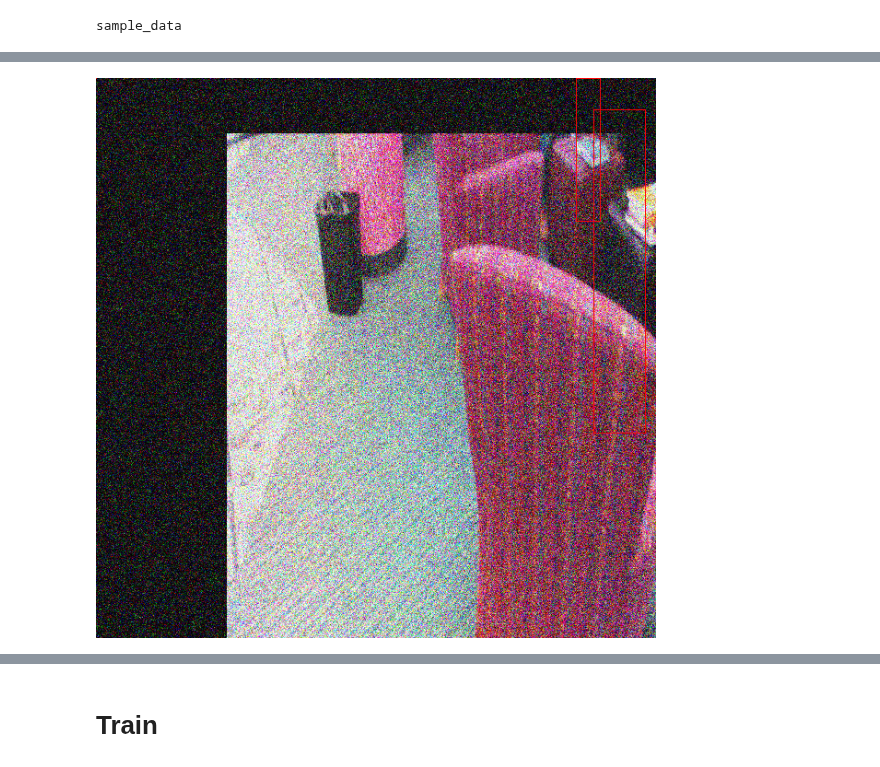
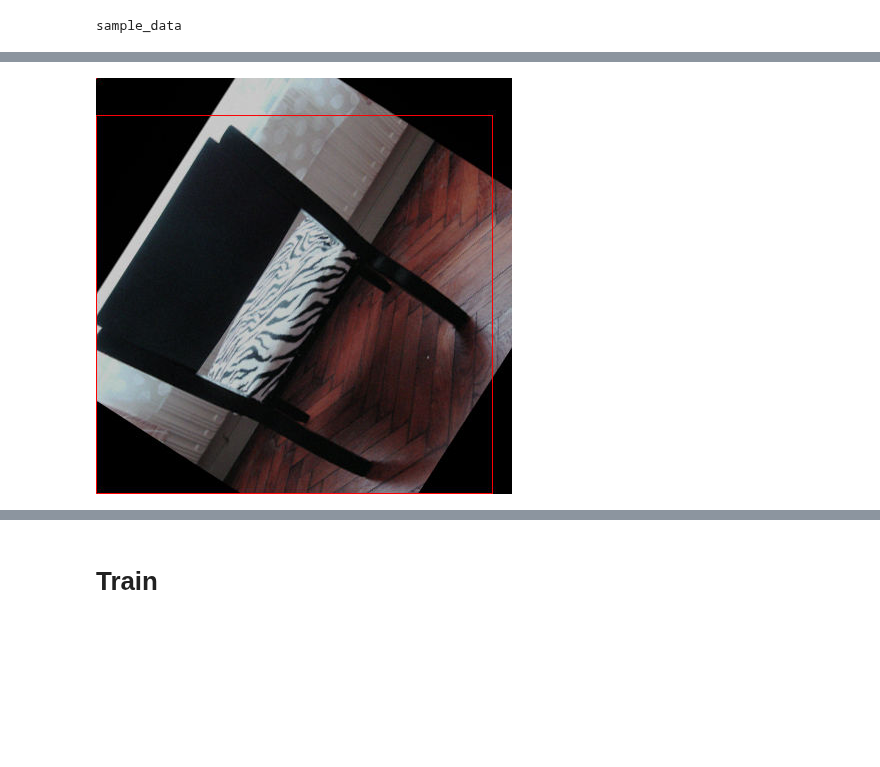
Before and after one commit to 19greg96/yolo-onlab, a Jupyter notebook: onlab.ipynb, the cells around one changed output, grey strips where cells are left out. Drawn from its saved outputs; the diff is of its cells as text; code cells hidden in the pictures; blank space fills up the shorter version.

```diff
--- a/onlab.ipynb
+++ b/onlab.ipynb
@@ -165,6 +158,6 @@ test_image.jpg      100%[===================>]  24.85K   133KB/s    in 0.2s
 # %%
 # !./darknet test_img_noise -noise .2
 from IPython.display import Image
-display(Image('test_image.jpg'))
+display(Image('test_image_3.jpg'))
 # %% [output]
-[figure, old version]
+[figure, new version]
```
Also changed, not shown: parts of 10 cells of this notebook.
